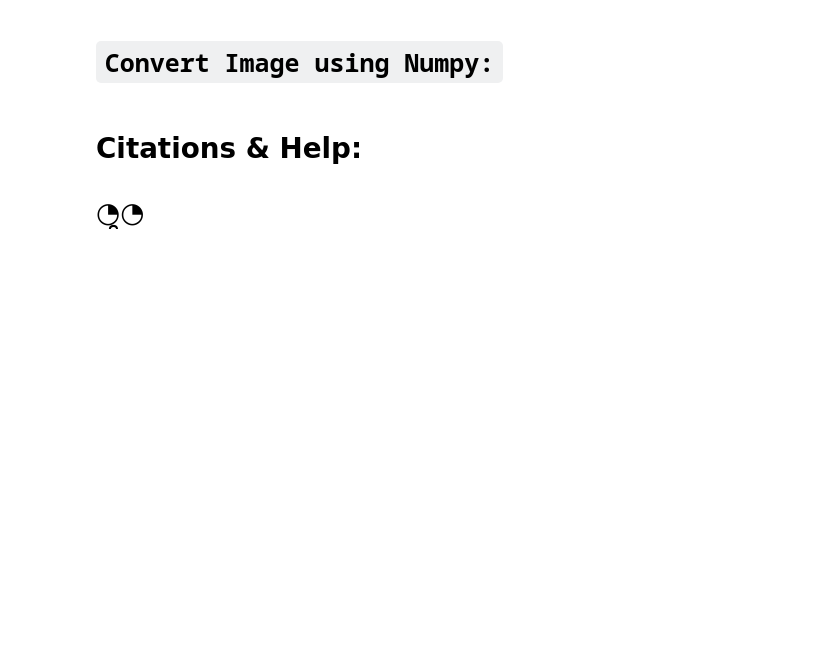
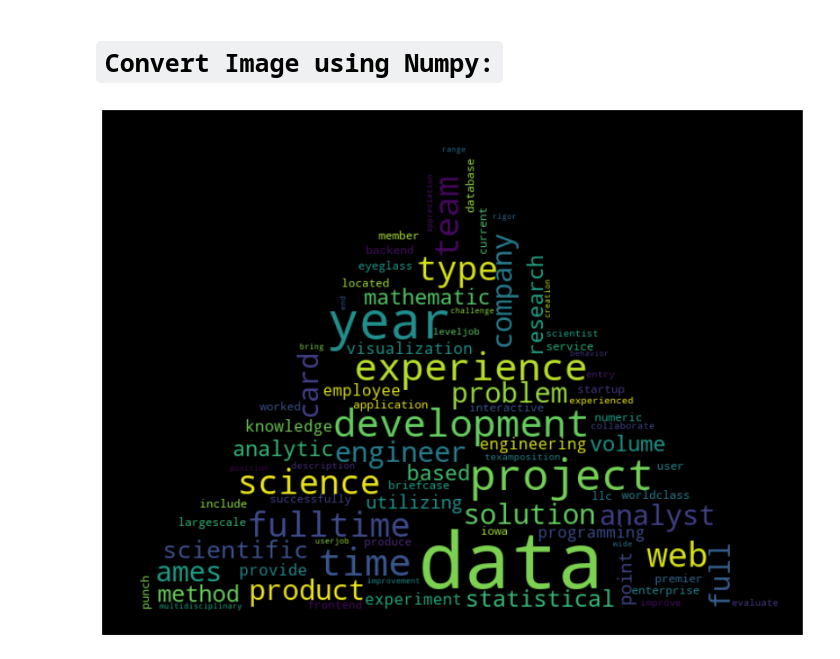
Before and after one commit to MrFuguDataScience/NLP, a Jupyter notebook: Indeed_WordCloud.ipynb, the cells around one changed output. Drawn from its saved outputs; the diff is of its cells as text; code cells hidden in the pictures; blank space fills up the shorter version.

Commit message:
Indeed_NLP_wrdCloud
update

```diff
--- a/Indeed_WordCloud.ipynb
+++ b/Indeed_WordCloud.ipynb
@@ -154,0 +154,12 @@ from PIL import Image
+# %%
+from PIL import Image
+combine_all_wrd=[]
+for i in indeed_text_cnts['lemma_wrds']:
+#     print(i)
+    b=" ".join(review for review in i)
+    for j in i:
+        combine_all_wrd.append(','.join(j))
+len(combine_all_wrd)
+vv=[]
+# " ".join(review for review in indeed_text_cnts.lemma_wrds)
+b
@@ -155,6 +213,29 @@ from PIL import Image
 # %% [markdown]
 # `Convert Image using Numpy:`
-# %% [markdown]
-# Citations & Help:
-
-# ◔̯◔
+# %%
+# mask:
+# img_mask= np.array(Image.open(os.path.join(os.getcwd(),'cartoon_computer.png')))
+# img_mask=np.array(Image.open('cartoon_computer.png'))
+# img_mask=np.array(Image.open('cloud_img.png'))
+img_mask=np.array(Image.open('Slide1.png'))
+# %%
+wc=WordCloud(background_color='black',max_words=400,max_font_size=80,random_state=1,
+    mask=img_mask,contour_color='red',min_font_size=8,normalize_plurals=True)
+# for i in combine_all_wrd:
+# wc.generate(combine_all_wrd)
+# q
+# %%
+# for i in combine_all_wrd:
+#     print(type(i))
+# import matplotlib.pyplot as plt
+wc.generate(b)
+
+# q
+# combine_all_wrd
+# colors=wc.recolor(color_func=ImageColorGenerator(img_mask))
+plt.figure(figsize=(22,11))
+plt.imshow(wc,interpolation="bilinear")
+plt.axis("off")
+plt.show()
+# %% [output]
+[figure, added]
```
Also changed, not shown: parts of 10 cells of this notebook.
